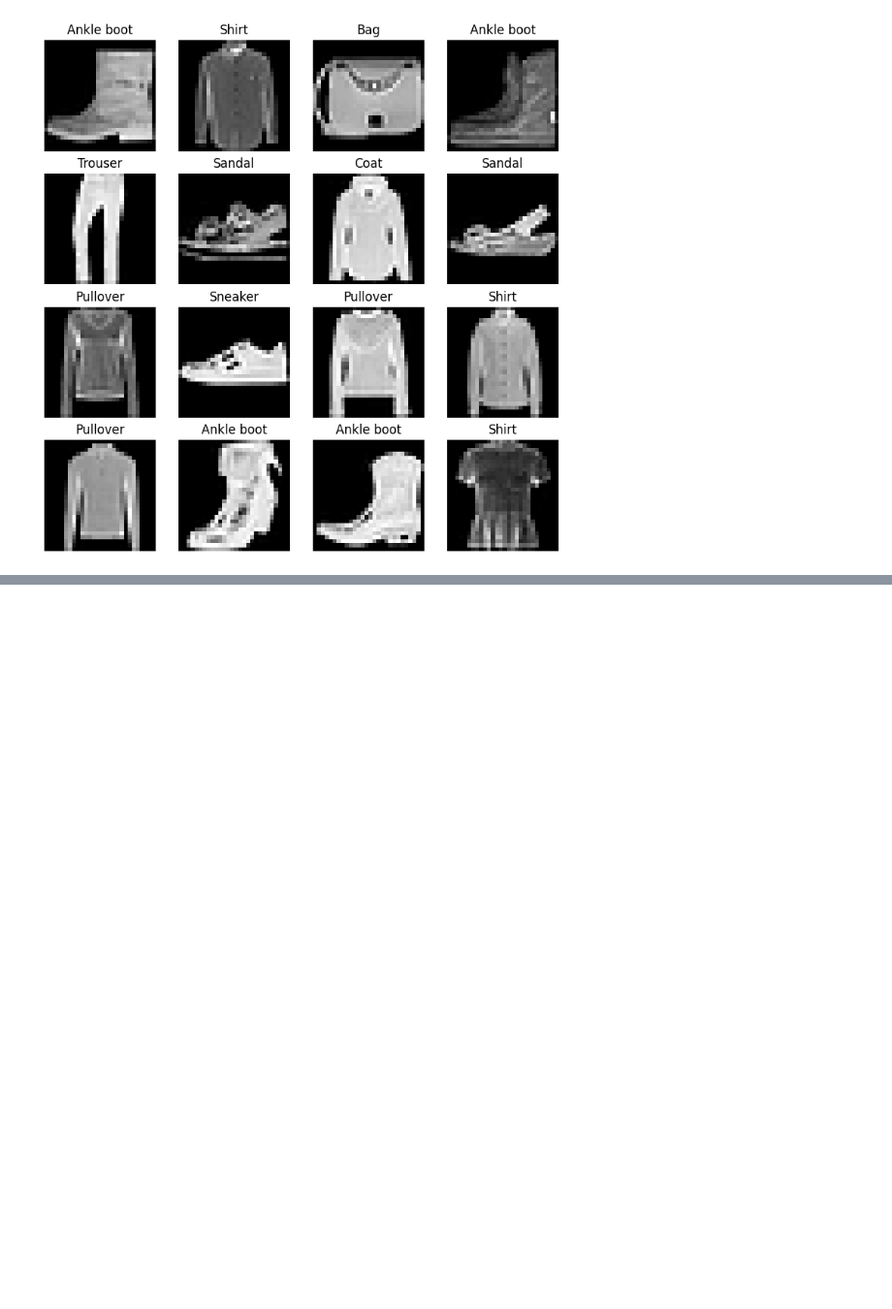
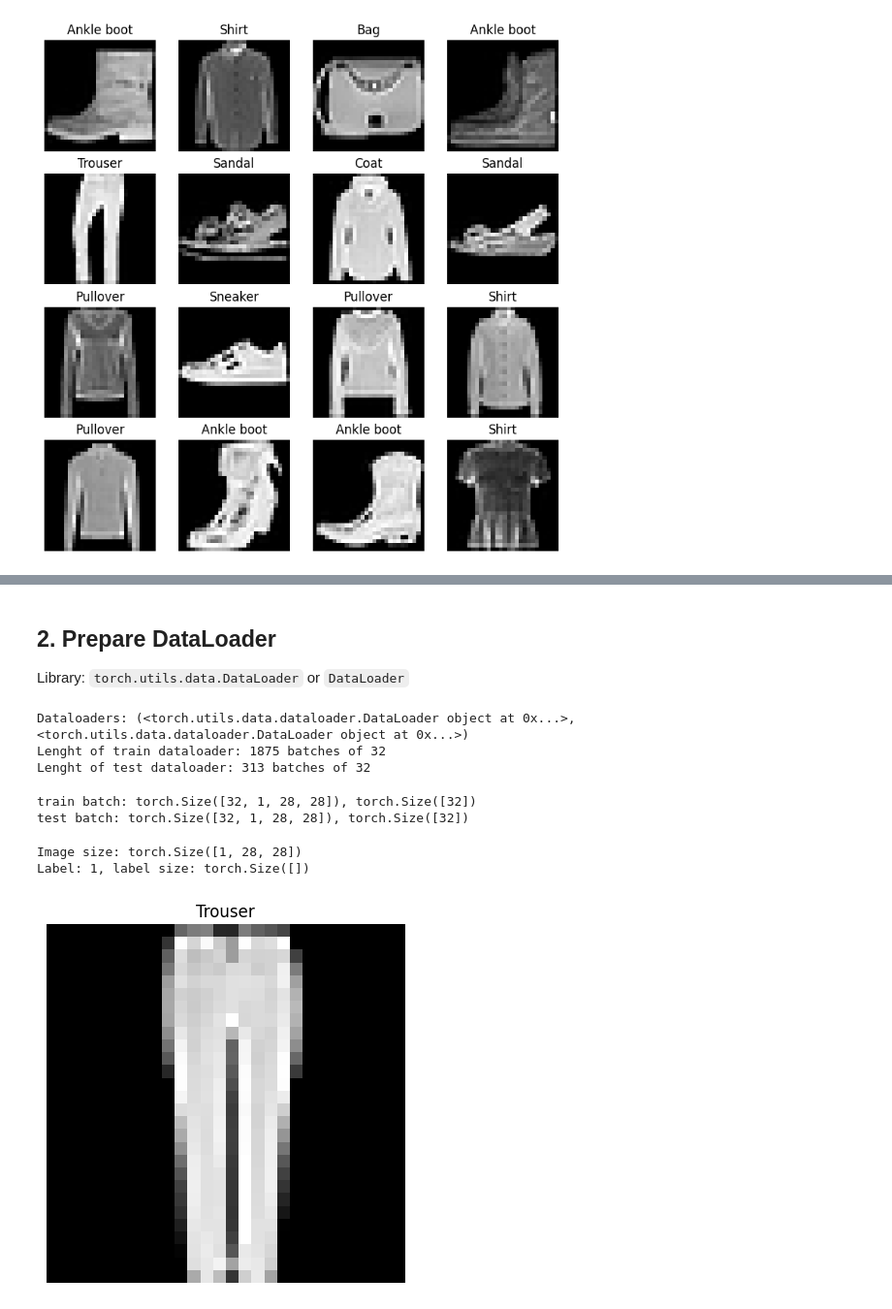
Before and after one commit to mahfuz-raihan/imClassDeep, a Jupyter notebook: computer_vision/pytorch_cv.ipynb, the cells around one changed output, grey strips where cells are left out. Shown: that part at 97% size. Drawn from its saved outputs; the diff is of its cells as text; code cells hidden in the pictures; blank space fills up the shorter version.

````diff
--- a/computer_vision/pytorch_cv.ipynb
+++ b/computer_vision/pytorch_cv.ipynb
@@ -172,0 +153,56 @@ random number is: 50010
+# %% [markdown]
+## 2. Prepare DataLoader
+Library: ```torch.utils.data.DataLoader``` or ```DataLoader```
+# %%
+from torch.utils.data import DataLoader
+
+# set hyperparameter = batch size
+bs = 32 # 32 is good batch size to train or test a dataset
+
+# turn datasets into iterables(batches)
+train_dataloader = DataLoader(
+    train_data, # the dataset, which turn into the iterable
+    batch_size=bs, # sample size
+    shuffle=True, # shuffle data every epoch?
+)
+
+test_dataloader = DataLoader(
+    test_data,
+    batch_size=bs,
+    shuffle=False
+)
+# %%
+# Let's check what we have created
+print(f"Dataloaders: {train_dataloader, test_dataloader}")
+print(f"Lenght of train dataloader: {len(train_dataloader)} batches of {bs}")
+print(f"Lenght of test dataloader: {len(test_dataloader)} batches of {bs}")
+# %% [output]
+Dataloaders: (<torch.utils.data.dataloader.DataLoader object at 0x...>, <torch.utils.data.dataloader.DataLoader object at 0x...>)
+Lenght of train dataloader: 1875 batches of 32
+Lenght of test dataloader: 313 batches of 32
+# %%
+# let's checkt he inside of the train/test dataloader
+train_feature_batch, train_labels_batch = next(iter(train_dataloader))
+test_feature_batch, test_labels_batch = next(iter(test_dataloader))
+
+print(f"train batch: {train_feature_batch.shape}, {train_labels_batch.shape}")
+print(f"test batch: {test_feature_batch.shape}, {test_labels_batch.shape}")
+# %% [output]
+train batch: torch.Size([32, 1, 28, 28]), torch.Size([32])
+test batch: torch.Size([32, 1, 28, 28]), torch.Size([32])
+# %%
+# check the data, that remain unchanged
+
+t.manual_seed(42)
+random_idx_feature_batch = t.randint(0, len(train_feature_batch), size=[1]).item()
+img, label = train_feature_batch[random_idx_feature_batch], train_labels_batch[random_idx_feature_batch]
+plt.imshow(img.squeeze(), cmap='gray')
+plt.title(class_names[label])
+plt.axis("Off")
+
+print(f"Image size: {img.shape}")
+print(f"Label: {label}, label size: {label.shape}")
+# %% [output]
+Image size: torch.Size([1, 28, 28])
+Label: 1, label size: torch.Size([])
+[figure, added]
````
Also changed, not shown: parts of 3 cells of this notebook.
